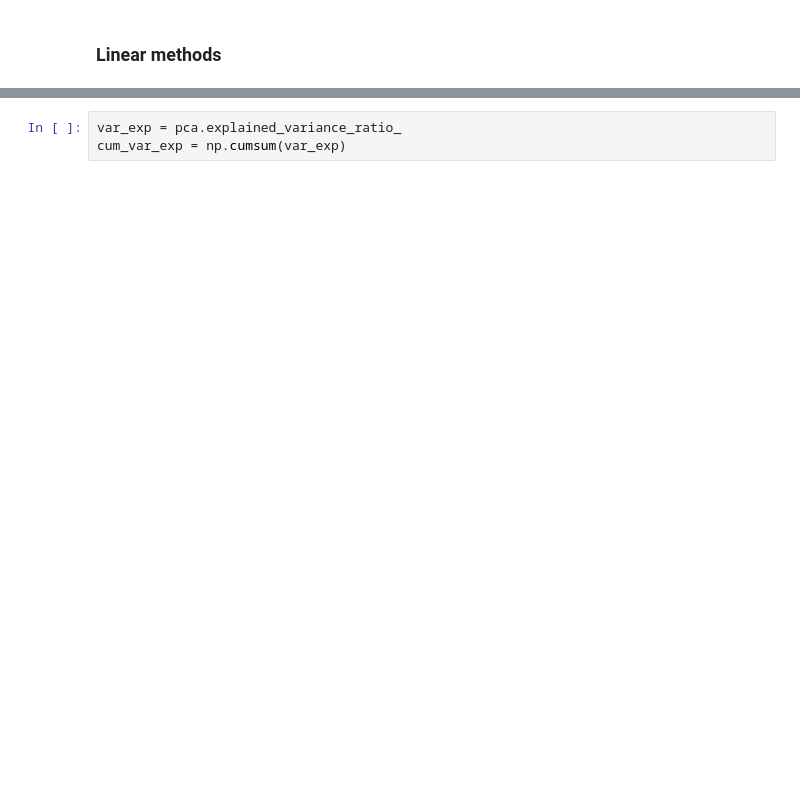
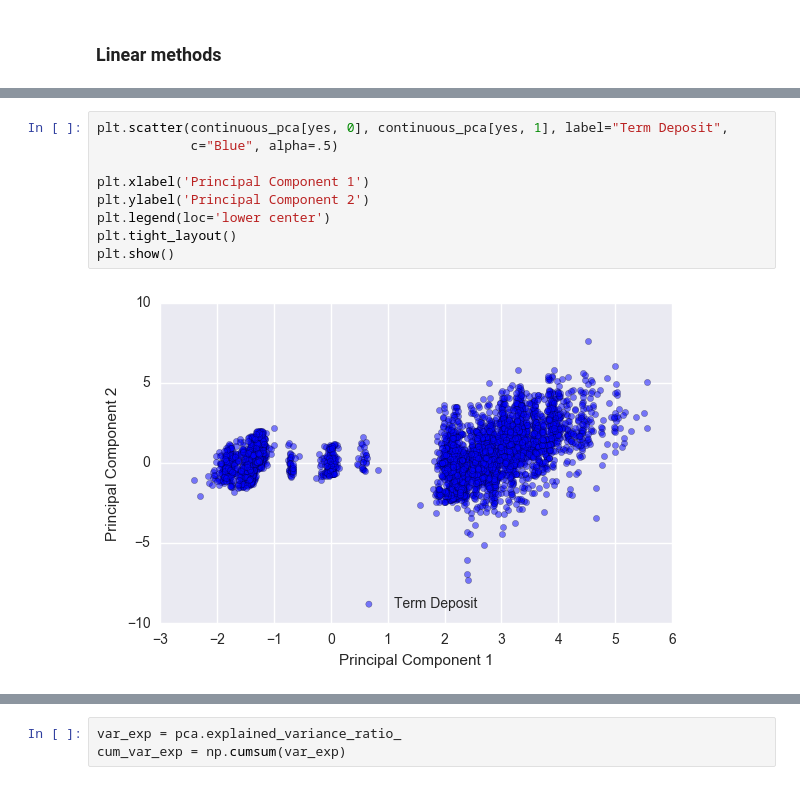
Before and after one commit to k2datascience/classification-example, a Jupyter notebook: 2-Preprocessing-Feature-Engineering.ipynb, the cells around one changed output, grey strips where cells are left out. Drawn from its saved outputs; the diff is of its cells as text; blank space fills up the shorter version.

```diff
--- a/2-Preprocessing-Feature-Engineering.ipynb
+++ b/2-Preprocessing-Feature-Engineering.ipynb
@@ -144,0 +164,11 @@ plt.show()
+# %%
+plt.scatter(continuous_pca[yes, 0], continuous_pca[yes, 1], label="Term Deposit",
+            c="Blue", alpha=.5)
+
+plt.xlabel('Principal Component 1')
+plt.ylabel('Principal Component 2')
+plt.legend(loc='lower center')
+plt.tight_layout()
+plt.show()
+# %% [output]
+[figure, added]
```
Also changed, not shown: parts of 24 cells of this notebook, 9 other files.
